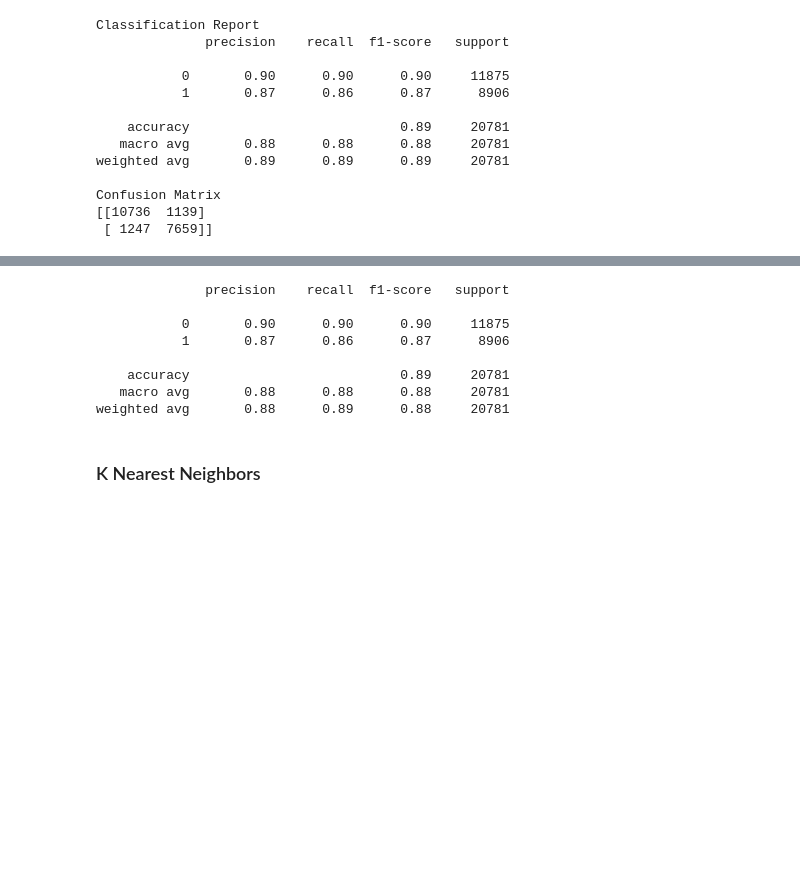
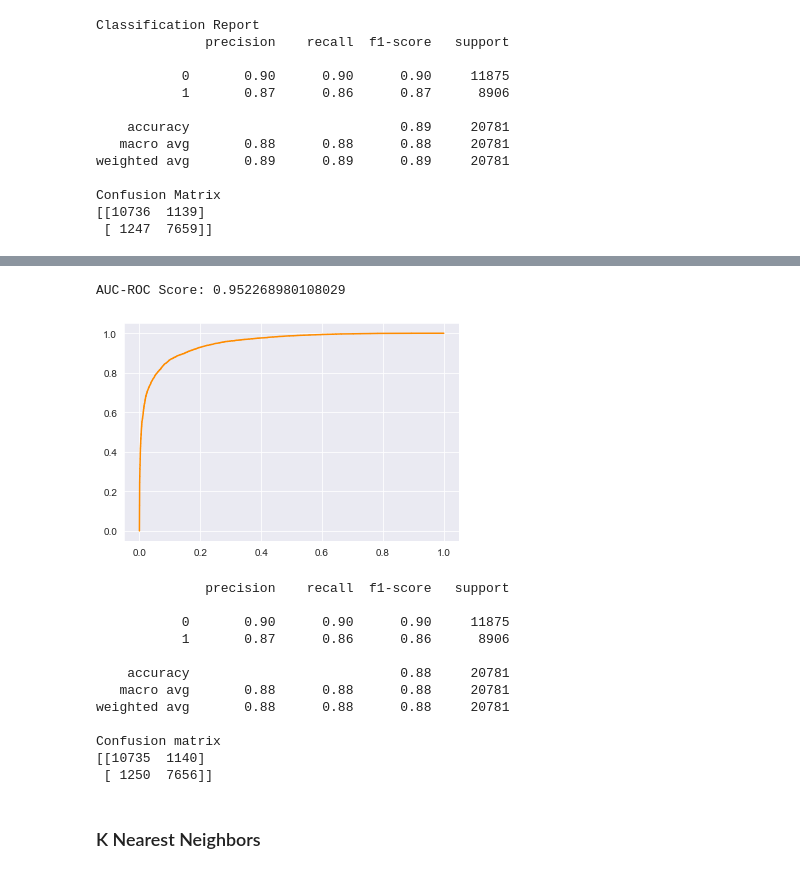
Before and after one commit to navadkarsujit/Airline-Passenger-Satisfaction-ML-Project, a Jupyter notebook: Airline-Passenger-Satisfaction.ipynb, the cells around one changed output, grey strips where cells are left out. Saved outputs shown, nothing was run; the diff lists cells and outputs as text; code cells hidden in the pictures; blank space fills up the shorter version.

Commit message:
graph

```diff
--- a/Airline-Passenger-Satisfaction.ipynb
+++ b/Airline-Passenger-Satisfaction.ipynb
@@ -588,6 +589,22 @@ weighted avg       0.89      0.89      0.89     20781
 
 [[10737  1138]
  [ 1248  7658]]
+# %%
+# To find auc_roc_curve and score
+y_test_proba = best_lr.predict_proba(xtest)[:, 1]
+
+# Calculate ROC curve
+fpr, tpr, _ = roc_curve(ytest, y_test_proba)
+roc_auc = auc(fpr, tpr)
+plt.figure()
+plt.plot(fpr, tpr, color='darkorange',label='ROC curve (area = %0.2f)' % roc_auc)
+
+# Calculate AUC-ROC score
+auc_roc_score = roc_auc_score(ytest, y_test_proba)
+print("AUC-ROC Score:", auc_roc_score)
+# %% [output]
+AUC-ROC Score: 0.952268980108029
+[figure, added]
 # %%
 #Bagging with Logreg
 from sklearn.ensemble import BaggingClassifier
@@ -595,15 +612,21 @@ bg=BaggingClassifier(LogisticRegression())
 bg.fit(xtrain,ytrain)
 ypred=bg.predict(xtest)
 print(classification_report(ytest,ypred))
+print("Confusion matrix")
+print(confusion_matrix(ytest,ypred))
 # %% [output]
               precision    recall  f1-score   support
 
            0       0.90      0.90      0.90     11875
-           1       0.87      0.86      0.87      8906
+           1       0.87      0.86      0.86      8906
 
-    accuracy                           0.89     20781
+    accuracy                           0.88     20781
    macro avg       0.88      0.88      0.88     20781
-weighted avg       0.88      0.89      0.88     20781
+weighted avg       0.88      0.88      0.88     20781
+
+Confusion matrix
+[[10735  1140]
+ [ 1250  7656]]
 # %% [markdown]
 ### K Nearest Neighbors
 # %%
```
Also changed, not shown: parts of 7 cells of this notebook, 2 other files.
